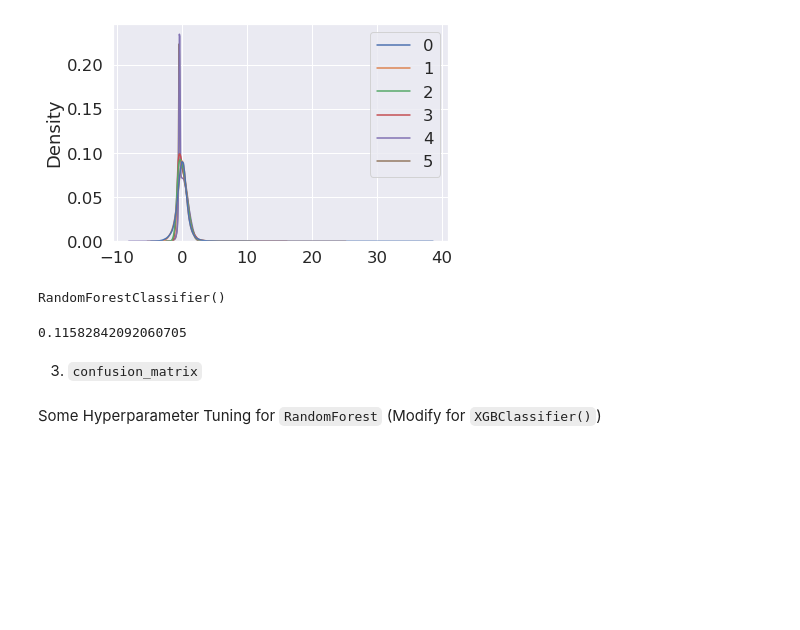
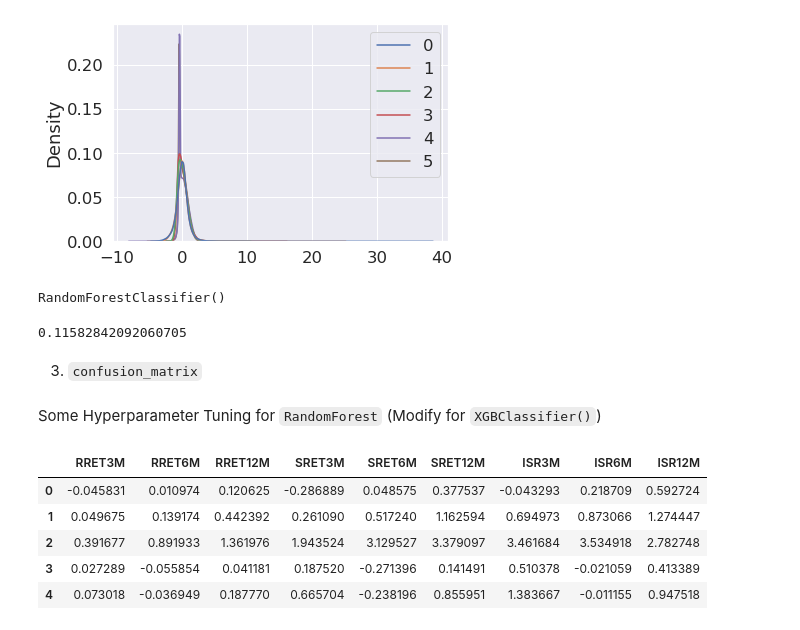
Before and after one commit to falken1983/pystock_recommender, a Jupyter notebook: jupyter_notebooks/supervisedml_implementation_training.ipynb, the cells around one changed output. Saved outputs shown, nothing was run; the diff lists cells and outputs as text; code cells hidden in the pictures; blank space fills up the shorter version.

```diff
--- a/jupyter_notebooks/supervisedml_implementation_training.ipynb
+++ b/jupyter_notebooks/supervisedml_implementation_training.ipynb
@@ -2319,0 +2485,9 @@ Some Hyperparameter Tuning for `RandomForest` (Modify for `XGBClassifier()`)
+# %%
+X.head()
+# %% [output]
+|  | RRET3M | RRET6M | RRET12M | SRET3M | SRET6M | SRET12M | ISR3M | ISR6M | ISR12M |
+| 0 | -0.045831 | 0.010974 | 0.120625 | -0.286889 | 0.048575 | 0.377537 | -0.043293 | 0.218709 | 0.592724 |
+| 1 | 0.049675 | 0.139174 | 0.442392 | 0.261090 | 0.517240 | 1.162594 | 0.694973 | 0.873066 | 1.274447 |
+| 2 | 0.391677 | 0.891933 | 1.361976 | 1.943524 | 3.129527 | 3.379097 | 3.461684 | 3.534918 | 2.782748 |
+| 3 | 0.027289 | -0.055854 | 0.041181 | 0.187520 | -0.271396 | 0.141491 | 0.510378 | -0.021059 | 0.413389 |
+| 4 | 0.073018 | -0.036949 | 0.187770 | 0.665704 | -0.238196 | 0.855951 | 1.383667 | -0.011155 | 0.947518 |
```
Also changed, not shown: parts of 35 cells of this notebook, 2 other files.
